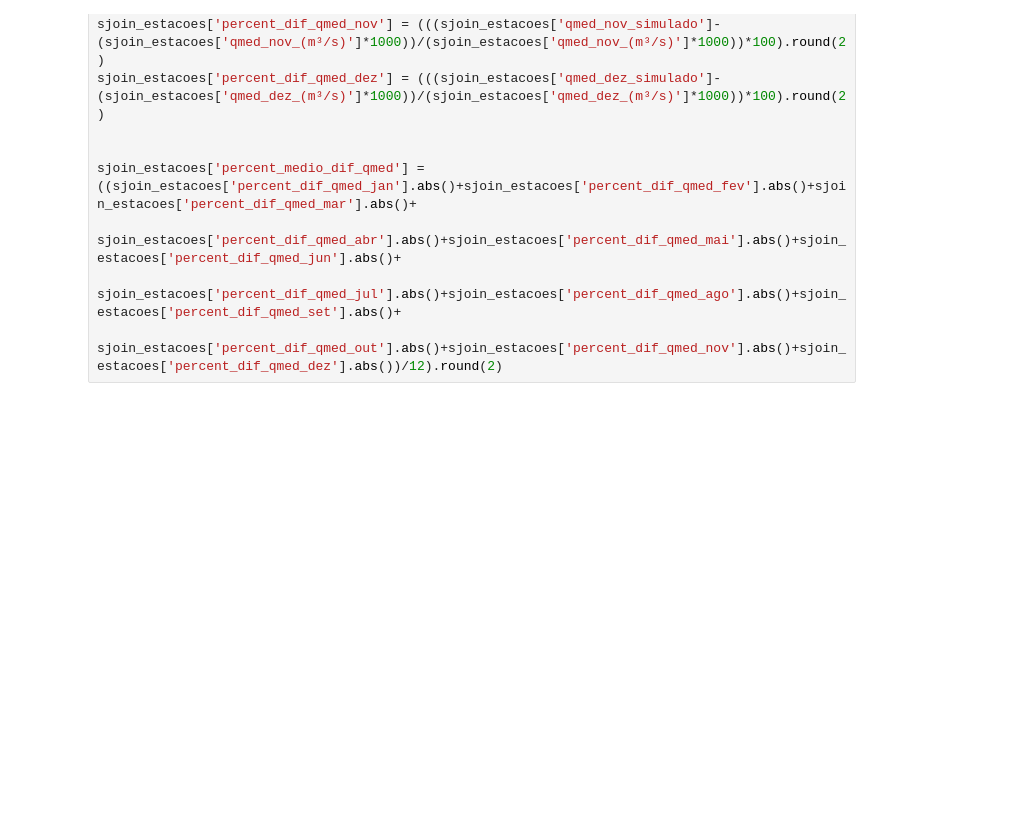
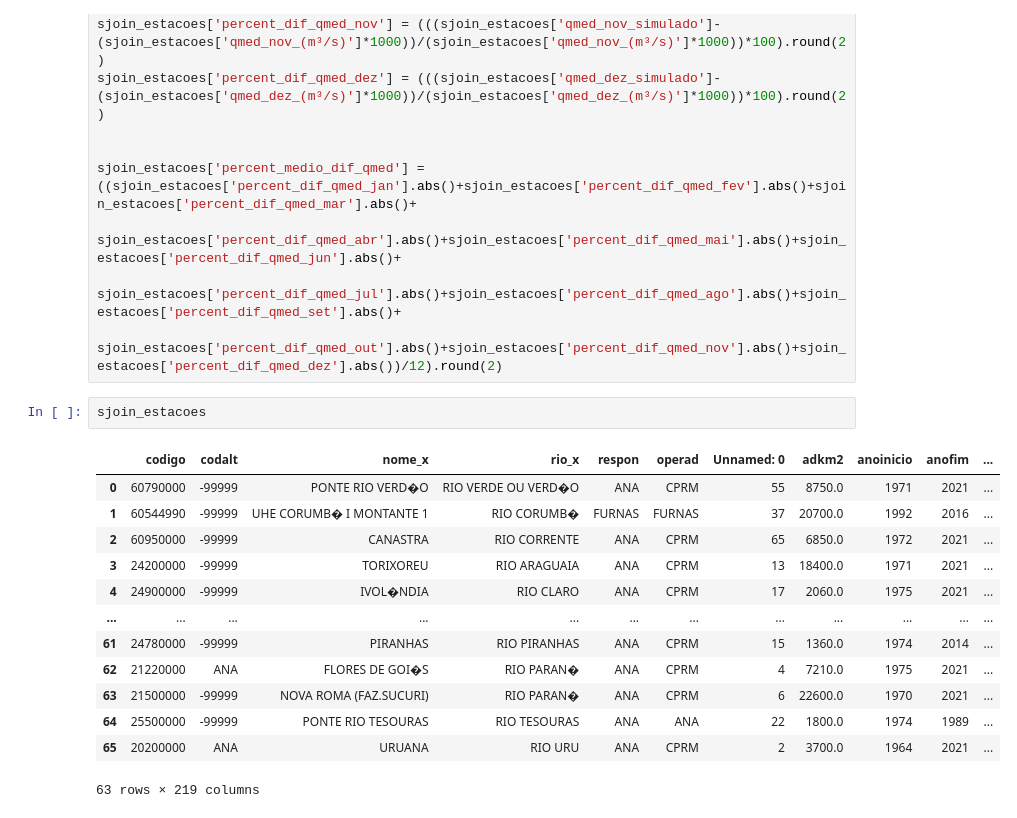
Before and after one commit to cardosomatheuss/automacoes_sig, a Jupyter notebook: bho_goias/7 - Validacao_medido_estimado.ipynb, the cells around one changed output. Drawn from its saved outputs; the diff is of its cells as text; blank space fills up the shorter version.

```diff
--- a/bho_goias/7 - Validacao_medido_estimado.ipynb
+++ b/bho_goias/7 - Validacao_medido_estimado.ipynb
@@ -106,6 +108,22 @@ sjoin_estacoes['percent_medio_dif_qmed'] = ((sjoin_estacoes['percent_dif_qmed_ja
                                            sjoin_estacoes['percent_dif_qmed_abr'].abs()+sjoin_estacoes['percent_dif_qmed_mai'].abs()+sjoin_estacoes['percent_dif_qmed_jun'].abs()+
                                            sjoin_estacoes['percent_dif_qmed_jul'].abs()+sjoin_estacoes['percent_dif_qmed_ago'].abs()+sjoin_estacoes['percent_dif_qmed_set'].abs()+
                                            sjoin_estacoes['percent_dif_qmed_out'].abs()+sjoin_estacoes['percent_dif_qmed_nov'].abs()+sjoin_estacoes['percent_dif_qmed_dez'].abs())/12).round(2)
+# %%
+sjoin_estacoes
+# %% [output]
+|  | codigo | codalt | nome_x | rio_x | respon | operad | Unnamed: 0 | adkm2 | anoinicio | anofim | ... |
+| 0 | 60790000 | -99999 | PONTE RIO VERD�O | RIO VERDE OU VERD�O | ANA | CPRM | 55 | 8750.0 | 1971 | 2021 | ... |
+| 1 | 60544990 | -99999 | UHE CORUMB� I MONTANTE 1 | RIO CORUMB� | FURNAS | FURNAS | 37 | 20700.0 | 1992 | 2016 | ... |
+| 2 | 60950000 | -99999 | CANASTRA | RIO CORRENTE | ANA | CPRM | 65 | 6850.0 | 1972 | 2021 | ... |
+| 3 | 24200000 | -99999 | TORIXOREU | RIO ARAGUAIA | ANA | CPRM | 13 | 18400.0 | 1971 | 2021 | ... |
+| 4 | 24900000 | -99999 | IVOL�NDIA | RIO CLARO | ANA | CPRM | 17 | 2060.0 | 1975 | 2021 | ... |
+| ... | ... | ... | ... | ... | ... | ... | ... | ... | ... | ... | ... |
+| 61 | 24780000 | -99999 | PIRANHAS | RIO PIRANHAS | ANA | CPRM | 15 | 1360.0 | 1974 | 2014 | ... |
+| 62 | 21220000 | ANA | FLORES DE GOI�S | RIO PARAN� | ANA | CPRM | 4 | 7210.0 | 1975 | 2021 | ... |
+| 63 | 21500000 | -99999 | NOVA ROMA (FAZ.SUCURI) | RIO PARAN� | ANA | CPRM | 6 | 22600.0 | 1970 | 2021 | ... |
+| 64 | 25500000 | -99999 | PONTE RIO TESOURAS | RIO TESOURAS | ANA | ANA | 22 | 1800.0 | 1974 | 1989 | ... |
+| 65 | 20200000 | ANA | URUANA | RIO URU | ANA | CPRM | 2 | 3700.0 | 1964 | 2021 | ... |
+63 rows × 219 columns
 # %%
 #Calculando o erro absoluto e erro relativo
 
```
Also changed, not shown: parts of 9 cells of this notebook, 9 other files.
